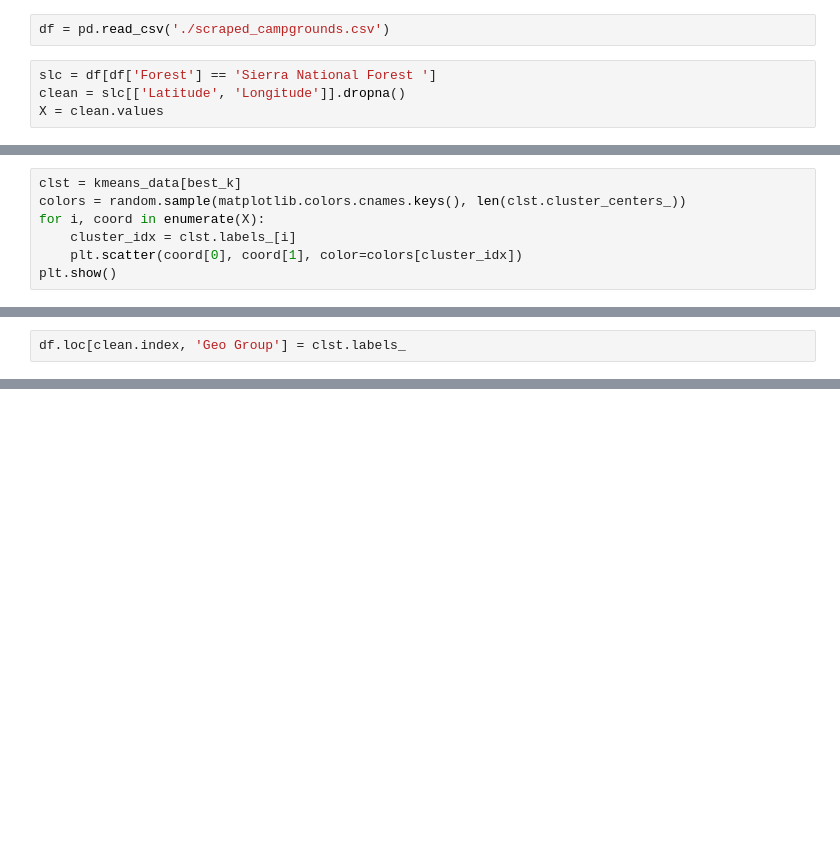
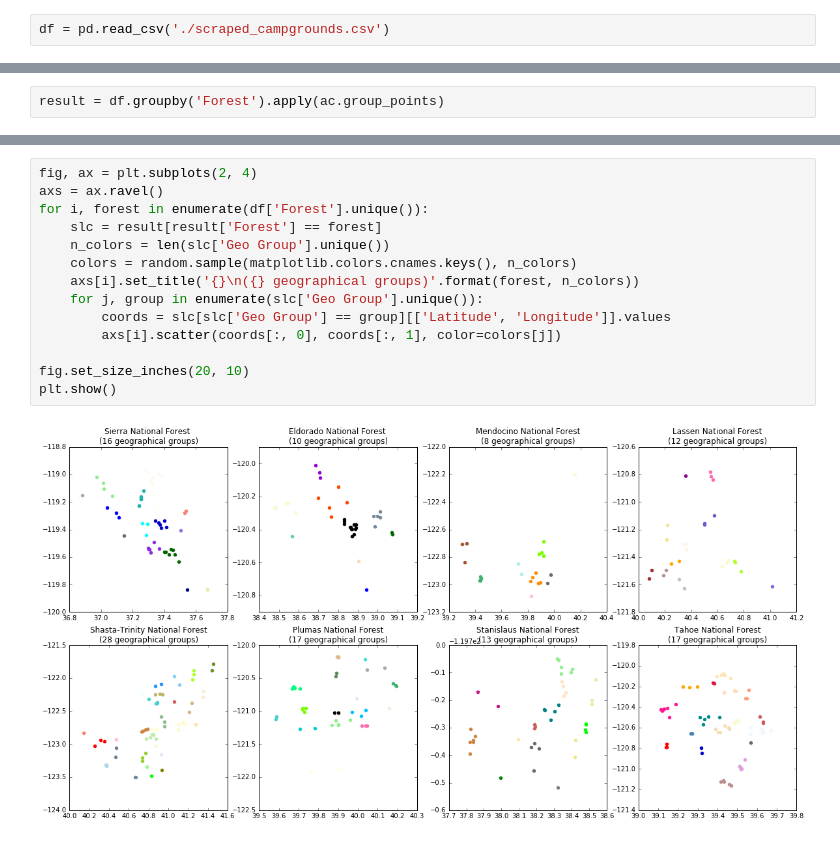
Before and after one commit to oerbilgin/campstatus, a Jupyter notebook: campstatus/Campground_analysis.ipynb, the cells around one changed output, grey strips where cells are left out. Saved outputs shown, nothing was run; the diff lists cells and outputs as text; blank space fills up the shorter version.

Commit message:
Visualize campground groups

```diff
--- a/campstatus/Campground_analysis.ipynb
+++ b/campstatus/Campground_analysis.ipynb
@@ -54,6 +14,2 @@ import matplotlib
 # %%
 df = pd.read_csv('./scraped_campgrounds.csv')
-# %%
-slc = df[df['Forest'] == 'Sierra National Forest ']
-clean = slc[['Latitude', 'Longitude']].dropna()
-X = clean.values
@@ -119,7 +15,0 @@ print best_k
-# %%
-clst = kmeans_data[best_k]
-colors = random.sample(matplotlib.colors.cnames.keys(), len(clst.cluster_centers_))
-for i, coord in enumerate(X):
-    cluster_idx = clst.labels_[i]
-    plt.scatter(coord[0], coord[1], color=colors[cluster_idx])
-plt.show()
@@ -128,2 +15,0 @@ plt.show()
-# %%
-df.loc[clean.index, 'Geo Group'] = clst.labels_
@@ -153,0 +16,2 @@ clst.labels_.shape
+# %%
+result = df.groupby('Forest').apply(ac.group_points)
@@ -153,0 +20,16 @@ clst.labels_.shape
+# %%
+fig, ax = plt.subplots(2, 4)
+axs = ax.ravel()
+for i, forest in enumerate(df['Forest'].unique()):
+    slc = result[result['Forest'] == forest]
+    n_colors = len(slc['Geo Group'].unique())
+    colors = random.sample(matplotlib.colors.cnames.keys(), n_colors)
+    axs[i].set_title('{}\n({} geographical groups)'.format(forest, n_colors))
+    for j, group in enumerate(slc['Geo Group'].unique()):
+        coords = slc[slc['Geo Group'] == group][['Latitude', 'Longitude']].values
+        axs[i].scatter(coords[:, 0], coords[:, 1], color=colors[j])
+
+fig.set_size_inches(20, 10)
+plt.show()
+# %% [output]
+[figure, added]
```
Also changed, not shown: parts of 17 cells of this notebook, 2 other files.
